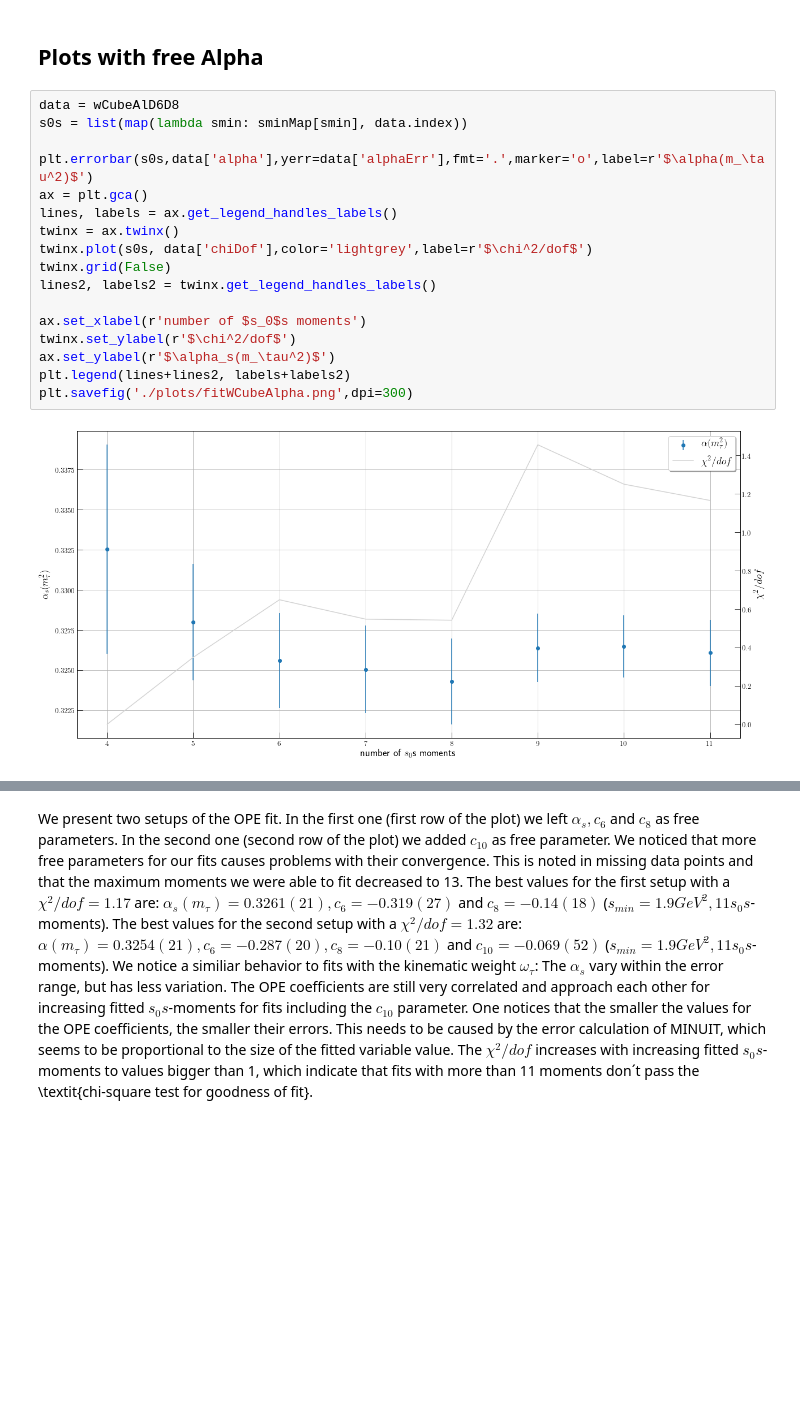
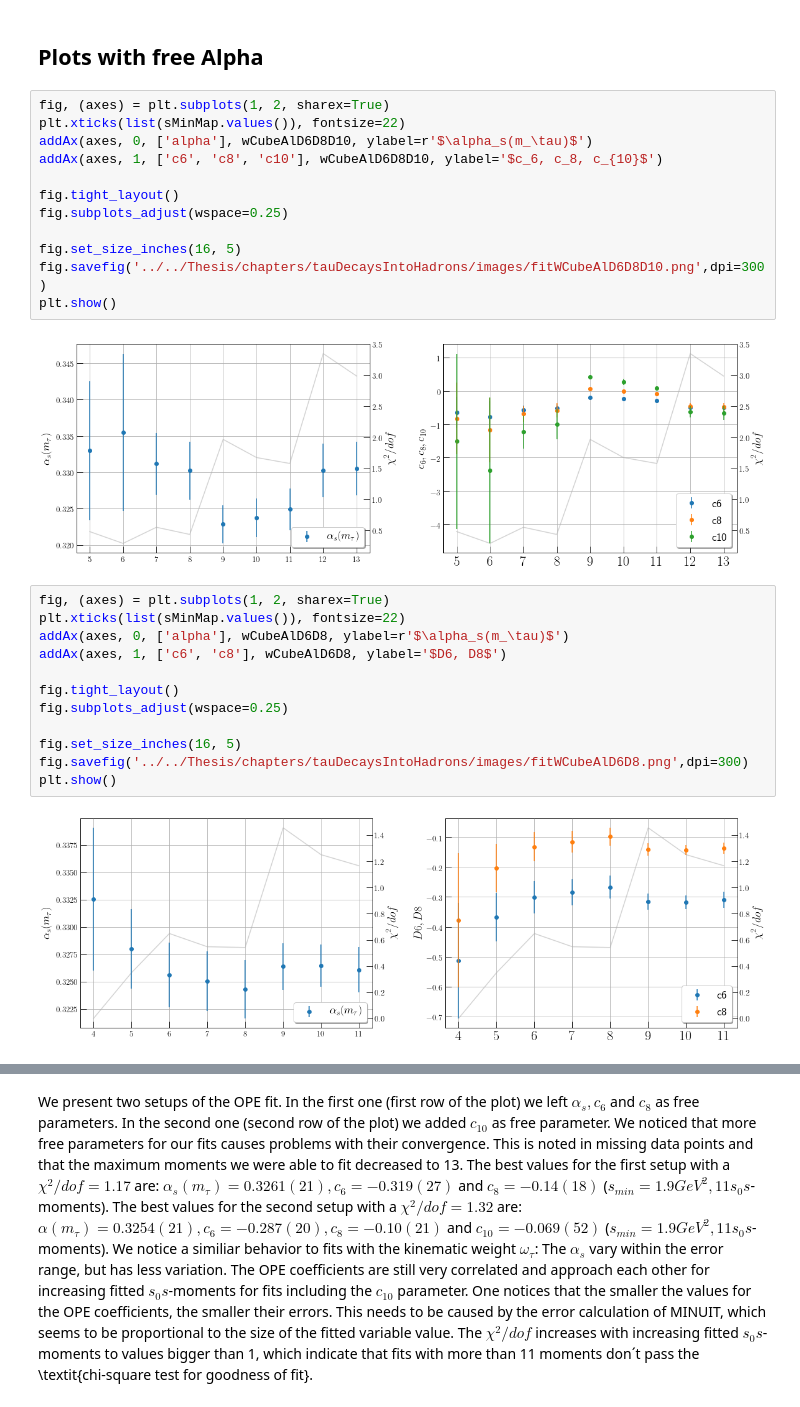
Before and after one commit to phd-dirk/Notebooks, a Jupyter notebook: alphaDetermination/wCube.ipynb, the cells around one changed output, grey strips where cells are left out. Saved outputs shown, nothing was run; the diff lists cells and outputs as text; blank space fills up the shorter version.

```diff
--- a/alphaDetermination/wCube.ipynb
+++ b/alphaDetermination/wCube.ipynb
@@ -16,25 +40,34 @@ phd_helper.dfToLatex(wCubeAlD6D8,['alpha', 'c6', 'c8'])
 # WCube: (1-x)^3(1+3x)
 # %% [markdown]
 ## Plots with free Alpha
-# %%
-data = wCubeAlD6D8
-s0s = list(map(lambda smin: sminMap[smin], data.index))
-
-plt.errorbar(s0s,data['alpha'],yerr=data['alphaErr'],fmt='.',marker='o',label=r'$\alpha(m_\tau^2)$')
-ax = plt.gca()
-lines, labels = ax.get_legend_handles_labels()
-twinx = ax.twinx()
-twinx.plot(s0s, data['chiDof'],color='lightgrey',label=r'$\chi^2/dof$')
-twinx.grid(False)
-lines2, labels2 = twinx.get_legend_handles_labels()
-
-ax.set_xlabel(r'number of $s_0$s moments')
-twinx.set_ylabel(r'$\chi^2/dof$')
-ax.set_ylabel(r'$\alpha_s(m_\tau^2)$')
-plt.legend(lines+lines2, labels+labels2)
-plt.savefig('./plots/fitWCubeAlpha.png',dpi=300)
-# %% [output]
-[figure, removed]
+# %%
+fig, (axes) = plt.subplots(1, 2, sharex=True)
+plt.xticks(list(sMinMap.values()), fontsize=22)
+addAx(axes, 0, ['alpha'], wCubeAlD6D8D10, ylabel=r'$\alpha_s(m_\tau)$')
+addAx(axes, 1, ['c6', 'c8', 'c10'], wCubeAlD6D8D10, ylabel='$c_6, c_8, c_{10}$')
+
+fig.tight_layout()
+fig.subplots_adjust(wspace=0.25)
+
+fig.set_size_inches(16, 5)
+fig.savefig('../../Thesis/chapters/tauDecaysIntoHadrons/images/fitWCubeAlD6D8D10.png',dpi=300)
+plt.show()
+# %% [output]
+[figure, added]
+# %%
+fig, (axes) = plt.subplots(1, 2, sharex=True)
+plt.xticks(list(sMinMap.values()), fontsize=22)
+addAx(axes, 0, ['alpha'], wCubeAlD6D8, ylabel=r'$\alpha_s(m_\tau)$')
+addAx(axes, 1, ['c6', 'c8'], wCubeAlD6D8, ylabel='$D6, D8$')
+
+fig.tight_layout()
+fig.subplots_adjust(wspace=0.25)
+
+fig.set_size_inches(16, 5)
+fig.savefig('../../Thesis/chapters/tauDecaysIntoHadrons/images/fitWCubeAlD6D8.png',dpi=300)
+plt.show()
+# %% [output]
+[figure, added]
 # %%
 fig, (axes) = plt.subplots(2, 2, sharex=True)
 # fig.suptitle(r'Fit of $\omega_{Cube}$ with free $\alpha_s$ and two setups of OPE using FOPT.')
```
Also changed, not shown: parts of 5 cells of this notebook, 9 other files.
